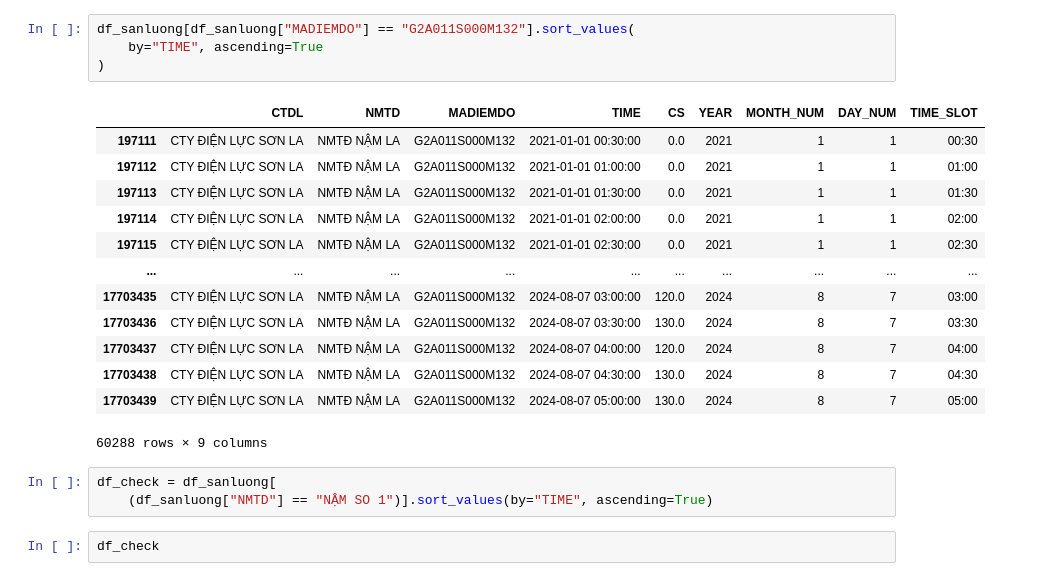
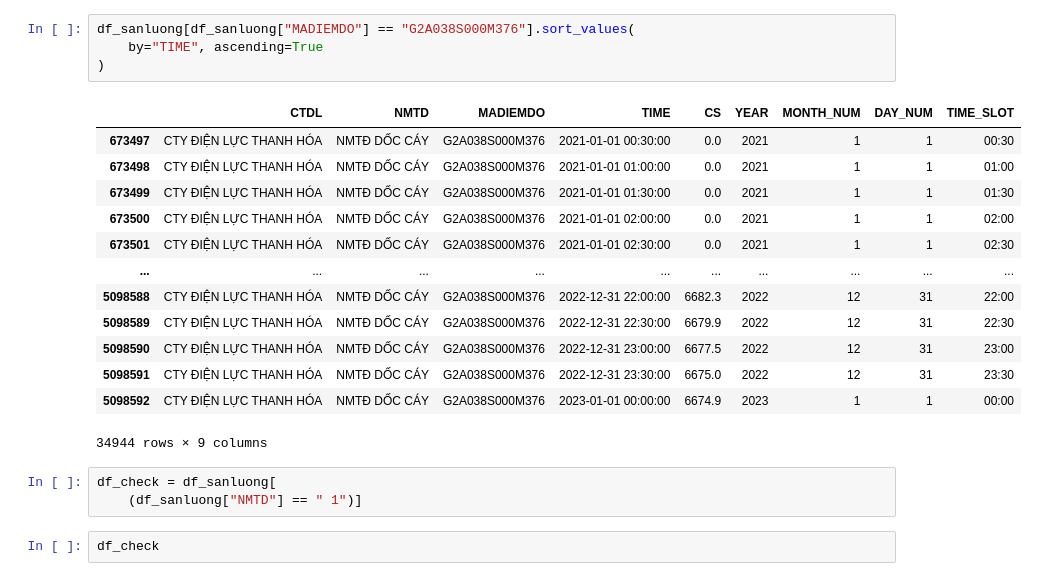
Before and after one commit to khuecoi2001/TDN_project, a Jupyter notebook: notebooks/Plot_sanluong.ipynb, the cells around one changed output. Drawn from its saved outputs; the diff is of its cells as text.

```diff
--- a/notebooks/Plot_sanluong.ipynb
+++ b/notebooks/Plot_sanluong.ipynb
@@ -1044,26 +1044,26 @@ if __name__ == "__main__":
 Tab(children=(HBox(children=(Dropdown(description='CTDL:', layout=Layout(margin='0px 20px 0px 0px', width='300…
 [interactive output not drawn]
 # %%
-df_sanluong[df_sanluong["MADIEMDO"] == "G2A011S000M132"].sort_values(
+df_sanluong[df_sanluong["MADIEMDO"] == "G2A038S000M376"].sort_values(
     by="TIME", ascending=True
 )
 # %% [output]
 |  | CTDL | NMTD | MADIEMDO | TIME | CS | YEAR | MONTH_NUM | DAY_NUM | TIME_SLOT |
-| 197111 | CTY ĐIỆN LỰC SƠN LA | NMTĐ NẬM LA | G2A011S000M132 | 2021-01-01 00:30:00 | 0.0 | 2021 | 1 | 1 | 00:30 |
-| 197112 | CTY ĐIỆN LỰC SƠN LA | NMTĐ NẬM LA | G2A011S000M132 | 2021-01-01 01:00:00 | 0.0 | 2021 | 1 | 1 | 01:00 |
-| 197113 | CTY ĐIỆN LỰC SƠN LA | NMTĐ NẬM LA | G2A011S000M132 | 2021-01-01 01:30:00 | 0.0 | 2021 | 1 | 1 | 01:30 |
-| 197114 | CTY ĐIỆN LỰC SƠN LA | NMTĐ NẬM LA | G2A011S000M132 | 2021-01-01 02:00:00 | 0.0 | 2021 | 1 | 1 | 02:00 |
-| 197115 | CTY ĐIỆN LỰC SƠN LA | NMTĐ NẬM LA | G2A011S000M132 | 2021-01-01 02:30:00 | 0.0 | 2021 | 1 | 1 | 02:30 |
+| 673497 | CTY ĐIỆN LỰC THANH HÓA | NMTĐ DỐC CÁY | G2A038S000M376 | 2021-01-01 00:30:00 | 0.0 | 2021 | 1 | 1 | 00:30 |
+| 673498 | CTY ĐIỆN LỰC THANH HÓA | NMTĐ DỐC CÁY | G2A038S000M376 | 2021-01-01 01:00:00 | 0.0 | 2021 | 1 | 1 | 01:00 |
+| 673499 | CTY ĐIỆN LỰC THANH HÓA | NMTĐ DỐC CÁY | G2A038S000M376 | 2021-01-01 01:30:00 | 0.0 | 2021 | 1 | 1 | 01:30 |
+| 673500 | CTY ĐIỆN LỰC THANH HÓA | NMTĐ DỐC CÁY | G2A038S000M376 | 2021-01-01 02:00:00 | 0.0 | 2021 | 1 | 1 | 02:00 |
+| 673501 | CTY ĐIỆN LỰC THANH HÓA | NMTĐ DỐC CÁY | G2A038S000M376 | 2021-01-01 02:30:00 | 0.0 | 2021 | 1 | 1 | 02:30 |
 | ... | ... | ... | ... | ... | ... | ... | ... | ... | ... |
-| 17703435 | CTY ĐIỆN LỰC SƠN LA | NMTĐ NẬM LA | G2A011S000M132 | 2024-08-07 03:00:00 | 120.0 | 2024 | 8 | 7 | 03:00 |
-| 17703436 | CTY ĐIỆN LỰC SƠN LA | NMTĐ NẬM LA | G2A011S000M132 | 2024-08-07 03:30:00 | 130.0 | 2024 | 8 | 7 | 03:30 |
-| 17703437 | CTY ĐIỆN LỰC SƠN LA | NMTĐ NẬM LA | G2A011S000M132 | 2024-08-07 04:00:00 | 120.0 | 2024 | 8 | 7 | 04:00 |
-| 17703438 | CTY ĐIỆN LỰC SƠN LA | NMTĐ NẬM LA | G2A011S000M132 | 2024-08-07 04:30:00 | 130.0 | 2024 | 8 | 7 | 04:30 |
-| 17703439 | CTY ĐIỆN LỰC SƠN LA | NMTĐ NẬM LA | G2A011S000M132 | 2024-08-07 05:00:00 | 130.0 | 2024 | 8 | 7 | 05:00 |
+| 5098588 | CTY ĐIỆN LỰC THANH HÓA | NMTĐ DỐC CÁY | G2A038S000M376 | 2022-12-31 22:00:00 | 6682.3 | 2022 | 12 | 31 | 22:00 |
+| 5098589 | CTY ĐIỆN LỰC THANH HÓA | NMTĐ DỐC CÁY | G2A038S000M376 | 2022-12-31 22:30:00 | 6679.9 | 2022 | 12 | 31 | 22:30 |
+| 5098590 | CTY ĐIỆN LỰC THANH HÓA | NMTĐ DỐC CÁY | G2A038S000M376 | 2022-12-31 23:00:00 | 6677.5 | 2022 | 12 | 31 | 23:00 |
+| 5098591 | CTY ĐIỆN LỰC THANH HÓA | NMTĐ DỐC CÁY | G2A038S000M376 | 2022-12-31 23:30:00 | 6675.0 | 2022 | 12 | 31 | 23:30 |
+| 5098592 | CTY ĐIỆN LỰC THANH HÓA | NMTĐ DỐC CÁY | G2A038S000M376 | 2023-01-01 00:00:00 | 6674.9 | 2023 | 1 | 1 | 00:00 |
-60288 rows × 9 columns
+34944 rows × 9 columns
 # %%
 df_check = df_sanluong[
-    (df_sanluong["NMTD"] == "NẬM SO 1")].sort_values(by="TIME", ascending=True)
+    (df_sanluong["NMTD"] == " 1")]
 # %%
 df_check
 # %% [output]
```
Also changed, not shown: 1 other file.
